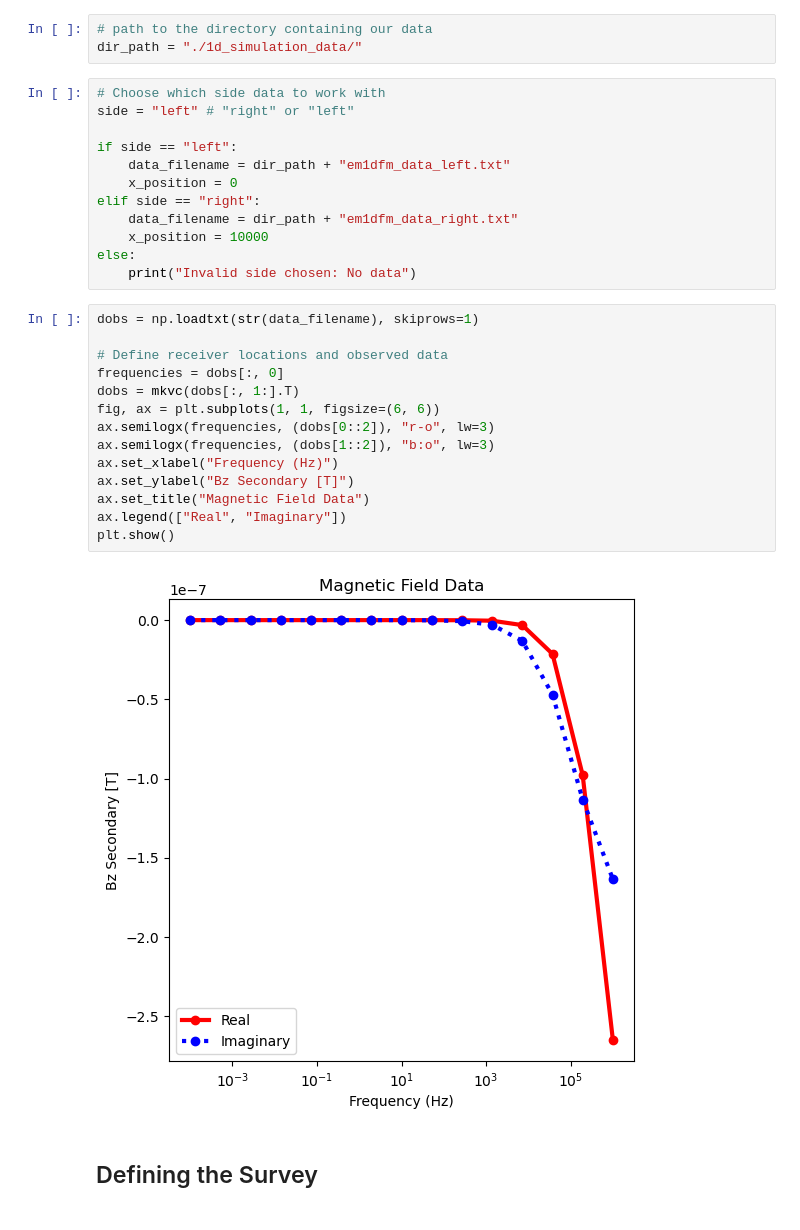
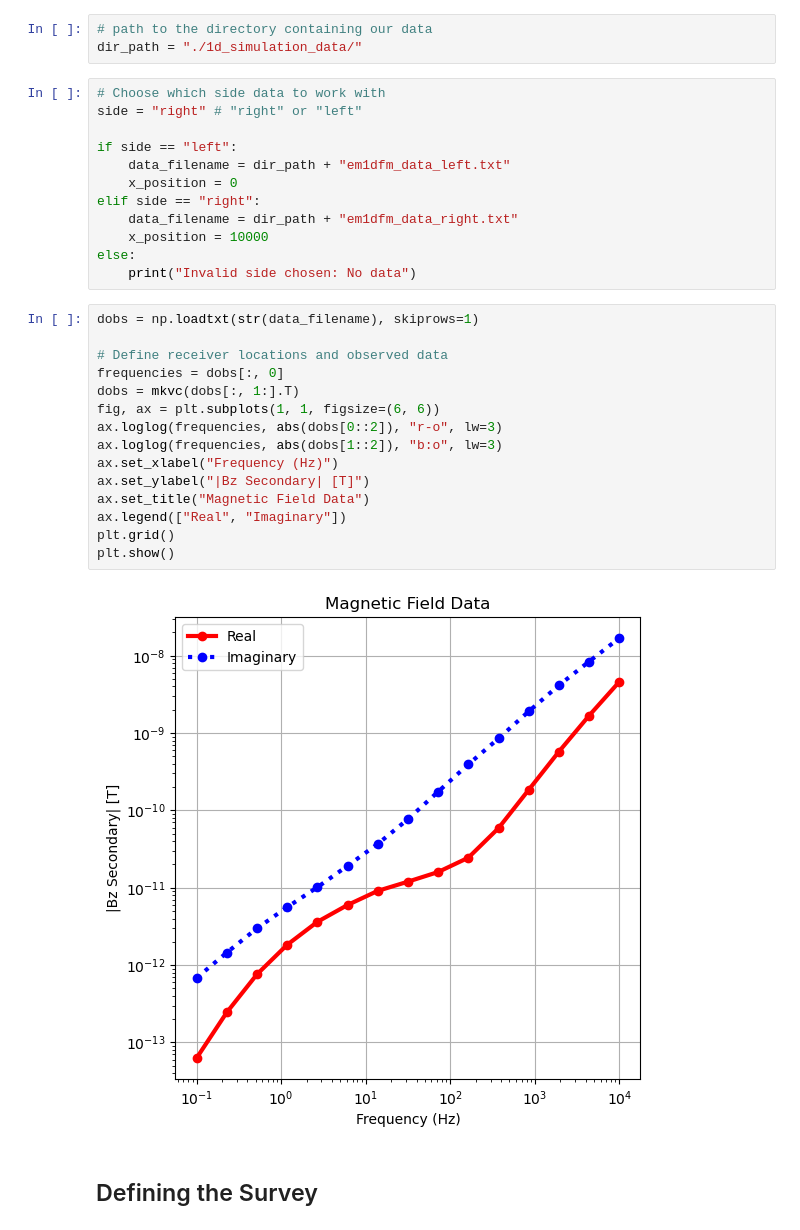
Before and after one commit to SabrinaAshik/EOSC454-Project-SabrinaAshik, a Jupyter notebook: 1d-notebooks/1d_sounding_1d_inversion.ipynb, the cells around one changed output. Drawn from its saved outputs; the diff is of its cells as text.

```diff
--- a/1d-notebooks/1d_sounding_1d_inversion.ipynb
+++ b/1d-notebooks/1d_sounding_1d_inversion.ipynb
@@ -35,7 +35,7 @@ inversion_mesh_2d = discretize.load_mesh("../meshes/inversion_mesh_2d.json")
 dir_path = "./1d_simulation_data/"
 # %%
 # Choose which side data to work with
-side = "left" # "right" or "left"
+side = "right" # "right" or "left"
 
 if side == "left":
     data_filename = dir_path + "em1dfm_data_left.txt"
@@ -48,19 +48,20 @@ else:
 # %%
 dobs = np.loadtxt(str(data_filename), skiprows=1)
 
 # Define receiver locations and observed data
 frequencies = dobs[:, 0]
 dobs = mkvc(dobs[:, 1:].T)
 fig, ax = plt.subplots(1, 1, figsize=(6, 6))
-ax.semilogx(frequencies, (dobs[0::2]), "r-o", lw=3)
-ax.semilogx(frequencies, (dobs[1::2]), "b:o", lw=3)
+ax.loglog(frequencies, abs(dobs[0::2]), "r-o", lw=3)
+ax.loglog(frequencies, abs(dobs[1::2]), "b:o", lw=3)
 ax.set_xlabel("Frequency (Hz)")
-ax.set_ylabel("Bz Secondary [T]")
+ax.set_ylabel("|Bz Secondary| [T]")
 ax.set_title("Magnetic Field Data")
 ax.legend(["Real", "Imaginary"])
+plt.grid()
 plt.show()
 # %% [output]
-[figure, old version]
+[figure, new version]
 # %% [markdown]
 ## Defining the Survey
 # %%
```
Also changed, not shown: parts of 31 cells of this notebook, 13 other files.
